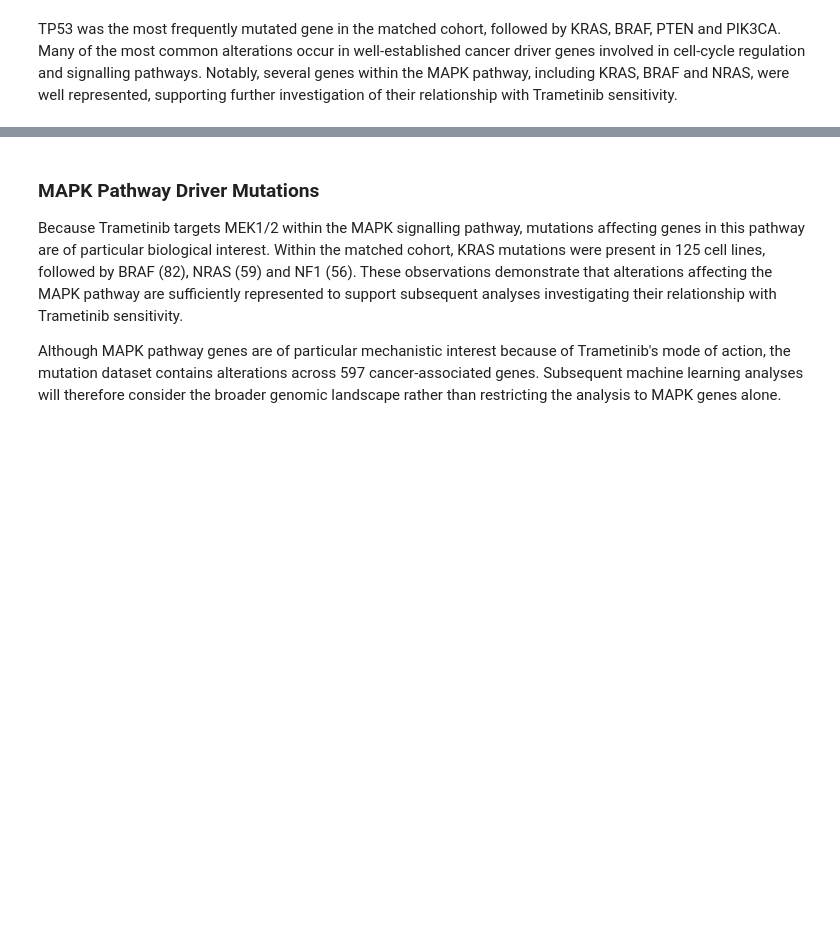
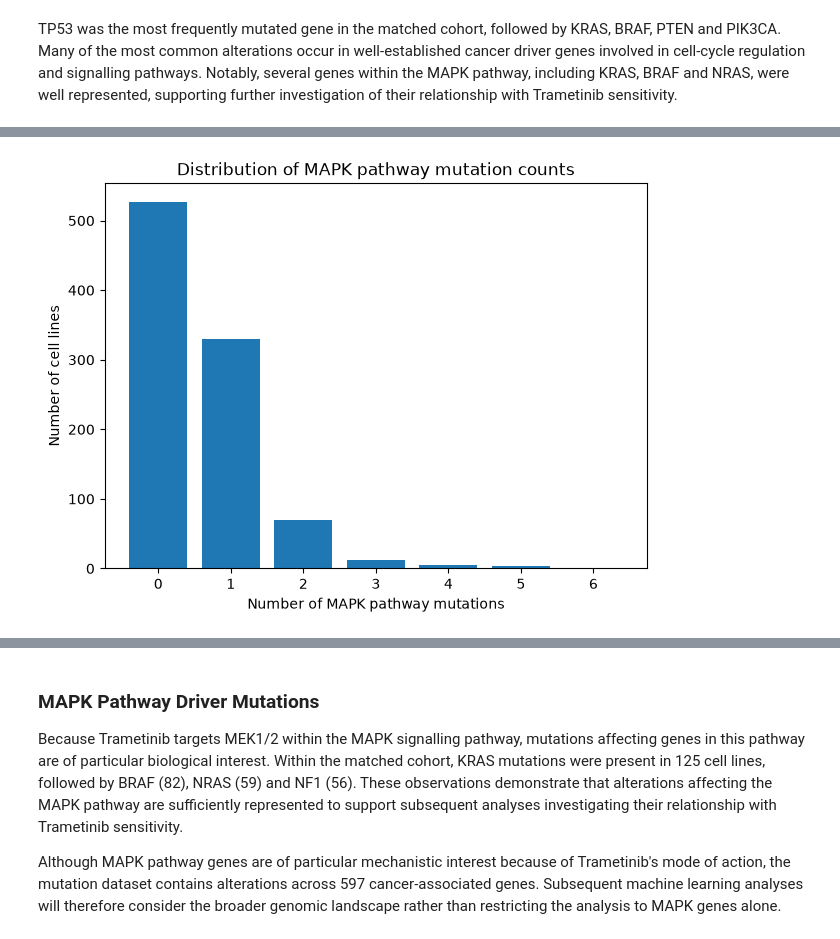
Before and after one commit to carolinemalaihull/trametinib-drug-response-ml, a Jupyter notebook: notebooks/01_data_exploration.ipynb, the cells around one changed output, grey strips where cells are left out. Cells and saved outputs as stored; diff of their text form; code cells hidden in the pictures; blank space fills up the shorter version.

```diff
--- a/notebooks/01_data_exploration.ipynb
+++ b/notebooks/01_data_exploration.ipynb
@@ -630,0 +826,11 @@ TP53 was the most frequently mutated gene in the matched cohort, followed by KRA
+# %%
+# Obtain one Trametinib response value per cell line
+
+cell_line_ic50 = (
+    mapk_data
+    .groupby("SANGER_MODEL_ID")["LN_IC50"]
+    .median()
+    .rename("LN_IC50")
+)
+
+display(cell_line_ic50.head())
@@ -630,0 +845,17 @@ TP53 was the most frequently mutated gene in the matched cohort, followed by KRA
+# %%
+# Create the final analysis table:
+# one row per unique cell-line model
+
+cell_line_mapk = pd.concat(
+    [mapk_mutation_counts, cell_line_ic50],
+    axis=1
+).reset_index()
+
+display(cell_line_mapk.head())
+
+print(
+    "Number of unique cell lines:",
+    cell_line_mapk["SANGER_MODEL_ID"].nunique()
+)
+
+print("Shape of analysis table:", cell_line_mapk.shape)
@@ -630,0 +923,17 @@ TP53 was the most frequently mutated gene in the matched cohort, followed by KRA
+# %%
+counts = (
+    cell_line_mapk["MAPK_mutation_count"]
+    .value_counts()
+    .sort_index()
+)
+
+plt.figure(figsize=(7,5))
+plt.bar(counts.index.astype(str), counts.values)
+
+plt.xlabel("Number of MAPK pathway mutations")
+plt.ylabel("Number of cell lines")
+plt.title("Distribution of MAPK pathway mutation counts")
+
+plt.show()
+# %% [output]
+[figure, added]
```
Also changed, not shown: parts of 16 cells of this notebook, 1 other file.
